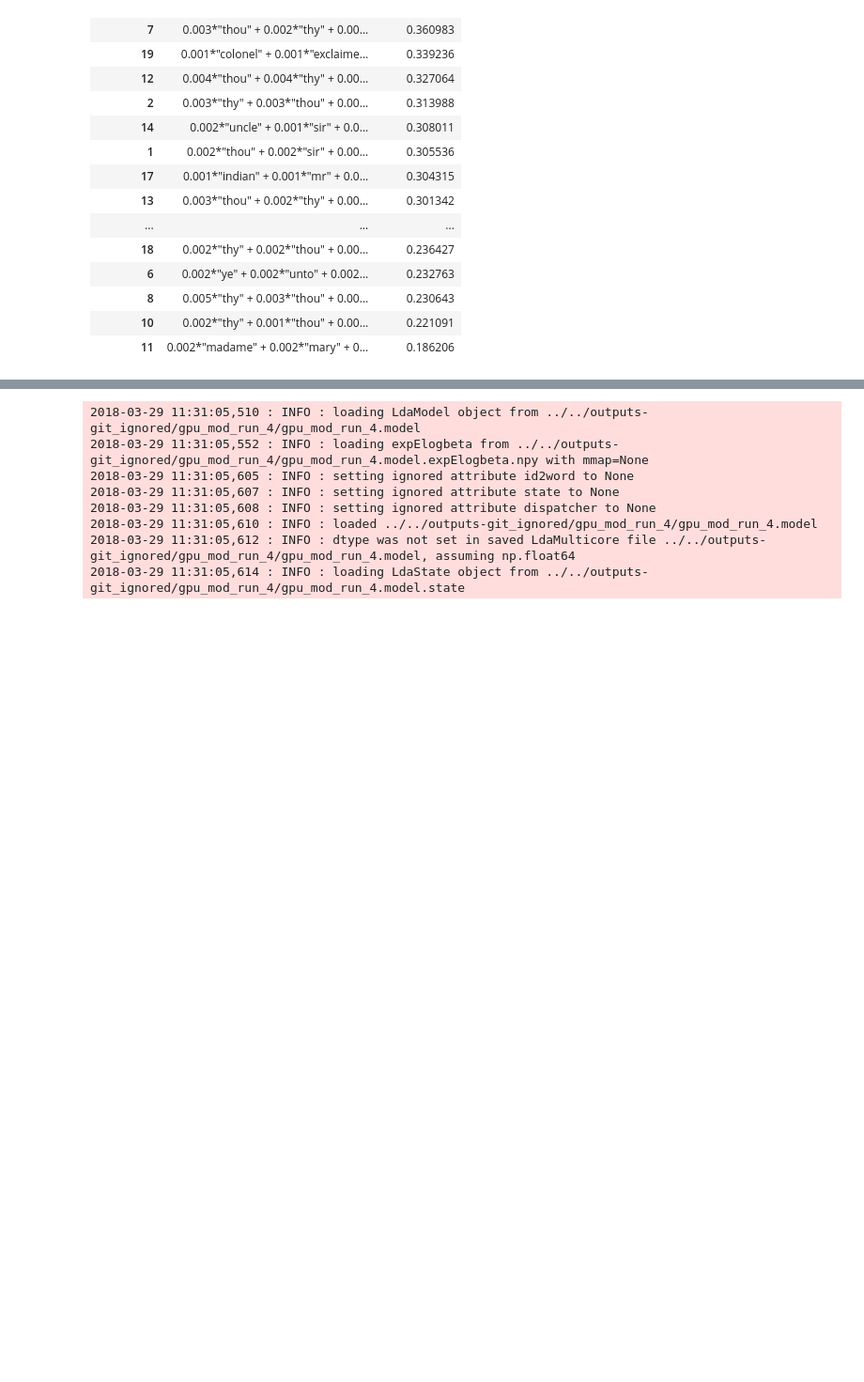
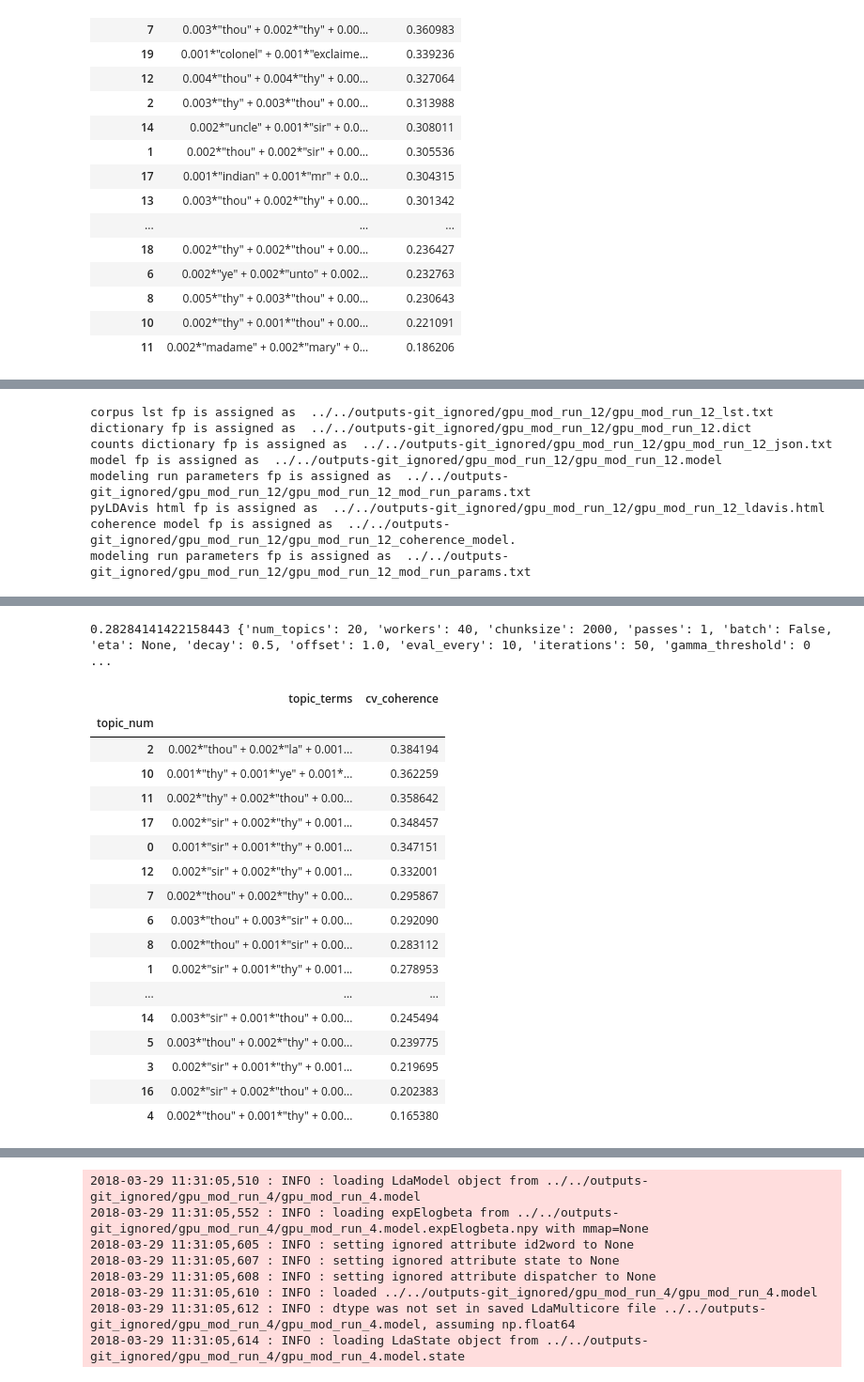
Before and after one commit to RBrynsvold/Capstone, a Jupyter notebook: notebooks/Compare models.ipynb, the cells around one changed output, grey strips where cells are left out. Shown: that part at 94% size. Drawn from its saved outputs; the diff is of its cells as text; code cells hidden in the pictures; blank space fills up the shorter version.

```diff
--- a/notebooks/Compare models.ipynb
+++ b/notebooks/Compare models.ipynb
@@ -661,0 +755,7 @@ modeling run parameters fp is assigned as  ../../outputs-git_ignored/gpu_mod_run
+# %%
+mod_12_df, mod_12_cv_coherence, mod_12_cv_topic_coherence, mod_12_run_params =\
+    analyze_model_coherence('gpu_mod_run_12', corp_lst_stream)
+
+print(mod_12_cv_coherence, mod_12_run_params)
+mod_12_df
+# %% [output]
@@ -661,0 +770,8 @@ modeling run parameters fp is assigned as  ../../outputs-git_ignored/gpu_mod_run
+corpus lst fp is assigned as  ../../outputs-git_ignored/gpu_mod_run_12/gpu_mod_run_12_lst.txt
+dictionary fp is assigned as  ../../outputs-git_ignored/gpu_mod_run_12/gpu_mod_run_12.dict
+counts dictionary fp is assigned as  ../../outputs-git_ignored/gpu_mod_run_12/gpu_mod_run_12_json.txt
+model fp is assigned as  ../../outputs-git_ignored/gpu_mod_run_12/gpu_mod_run_12.model
+modeling run parameters fp is assigned as  ../../outputs-git_ignored/gpu_mod_run_12/gpu_mod_run_12_mod_run_params.txt
+pyLDAvis html fp is assigned as  ../../outputs-git_ignored/gpu_mod_run_12/gpu_mod_run_12_ldavis.html
+coherence model fp is assigned as  ../../outputs-git_ignored/gpu_mod_run_12/gpu_mod_run_12_coherence_model.
+modeling run parameters fp is assigned as  ../../outputs-git_ignored/gpu_mod_run_12/gpu_mod_run_12_mod_run_params.txt
@@ -661,0 +795,19 @@ modeling run parameters fp is assigned as  ../../outputs-git_ignored/gpu_mod_run
+0.28284141422158443 {'num_topics': 20, 'workers': 40, 'chunksize': 2000, 'passes': 1, 'batch': False, 'eta': None, 'decay': 0.5, 'offset': 1.0, 'eval_every': 10, 'iterations': 50, 'gamma_threshold': 0 ...
+|  | topic_terms | cv_coherence |
+| topic_num |  |  |
+| 2 | 0.002*"thou" + 0.002*"la" + 0.001... | 0.384194 |
+| 10 | 0.001*"thy" + 0.001*"ye" + 0.001*... | 0.362259 |
+| 11 | 0.002*"thy" + 0.002*"thou" + 0.00... | 0.358642 |
+| 17 | 0.002*"sir" + 0.002*"thy" + 0.001... | 0.348457 |
+| 0 | 0.001*"sir" + 0.001*"thy" + 0.001... | 0.347151 |
+| 12 | 0.002*"sir" + 0.002*"thy" + 0.001... | 0.332001 |
+| 7 | 0.002*"thou" + 0.002*"thy" + 0.00... | 0.295867 |
+| 6 | 0.003*"thou" + 0.003*"sir" + 0.00... | 0.292090 |
+| 8 | 0.002*"thou" + 0.001*"sir" + 0.00... | 0.283112 |
+| 1 | 0.002*"sir" + 0.001*"thy" + 0.001... | 0.278953 |
+| ... | ... | ... |
+| 14 | 0.003*"sir" + 0.001*"thou" + 0.00... | 0.245494 |
+| 5 | 0.003*"thou" + 0.002*"thy" + 0.00... | 0.239775 |
+| 3 | 0.002*"sir" + 0.001*"thy" + 0.001... | 0.219695 |
+| 16 | 0.002*"sir" + 0.002*"thou" + 0.00... | 0.202383 |
+| 4 | 0.002*"thou" + 0.001*"thy" + 0.00... | 0.165380 |
```
Also changed, not shown: parts of 4 cells of this notebook, 1 other file.
